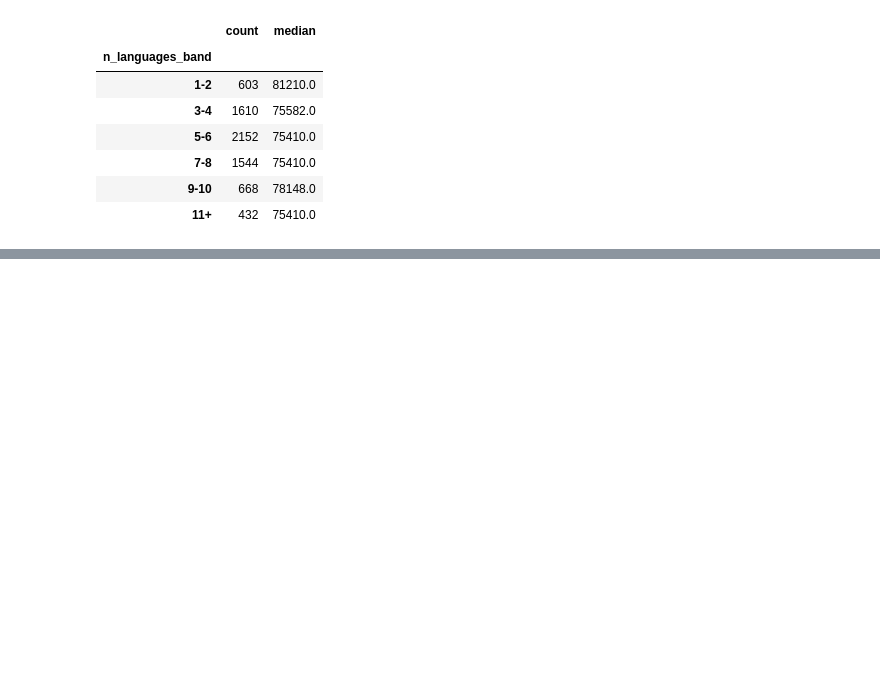
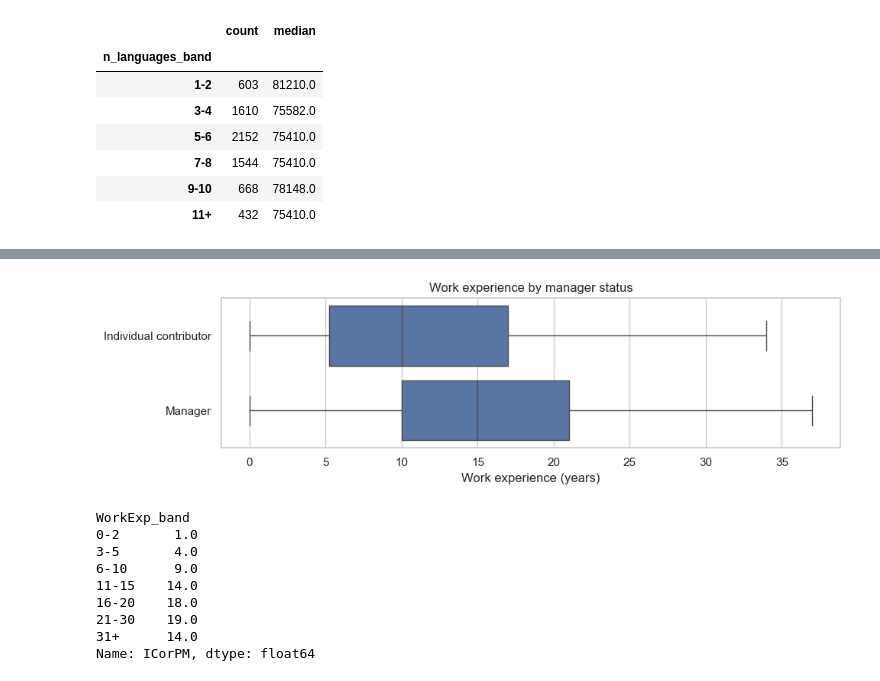
Before and after one commit to berkerild/developer-salary-prediction, a Jupyter notebook: notebooks/02_eda_statistics.ipynb, the cells around one changed output, grey strips where cells are left out. Cells and saved outputs as stored; diff of their text form; code cells hidden in the pictures; blank space fills up the shorter version.

```diff
--- a/notebooks/02_eda_statistics.ipynb
+++ b/notebooks/02_eda_statistics.ipynb
@@ -616,0 +700,22 @@ Notes:
+# %%
+fig, ax = plt.subplots(figsize=(10, 3))
+sns.boxplot(data=df, x="WorkExp", y="ICorPM", showfliers=False, ax=ax)
+ax.set_xlabel("Work experience (years)")
+ax.set_ylabel("")
+ax.set_title("Work experience by manager status")
+plt.tight_layout()
+plt.show()
+
+# Share of managers per experience band
+df.groupby("WorkExp_band", observed=True)["ICorPM"].apply(lambda s: (s == "Manager").mean() * 100).round(0)
+# %% [output]
+[figure, added]
+WorkExp_band
+0-2       1.0
+3-5       4.0
+6-10      9.0
+11-15    14.0
+16-20    18.0
+21-30    19.0
+31+      14.0
+Name: ICorPM, dtype: float64
```
Also changed, not shown: parts of 17 cells of this notebook.
